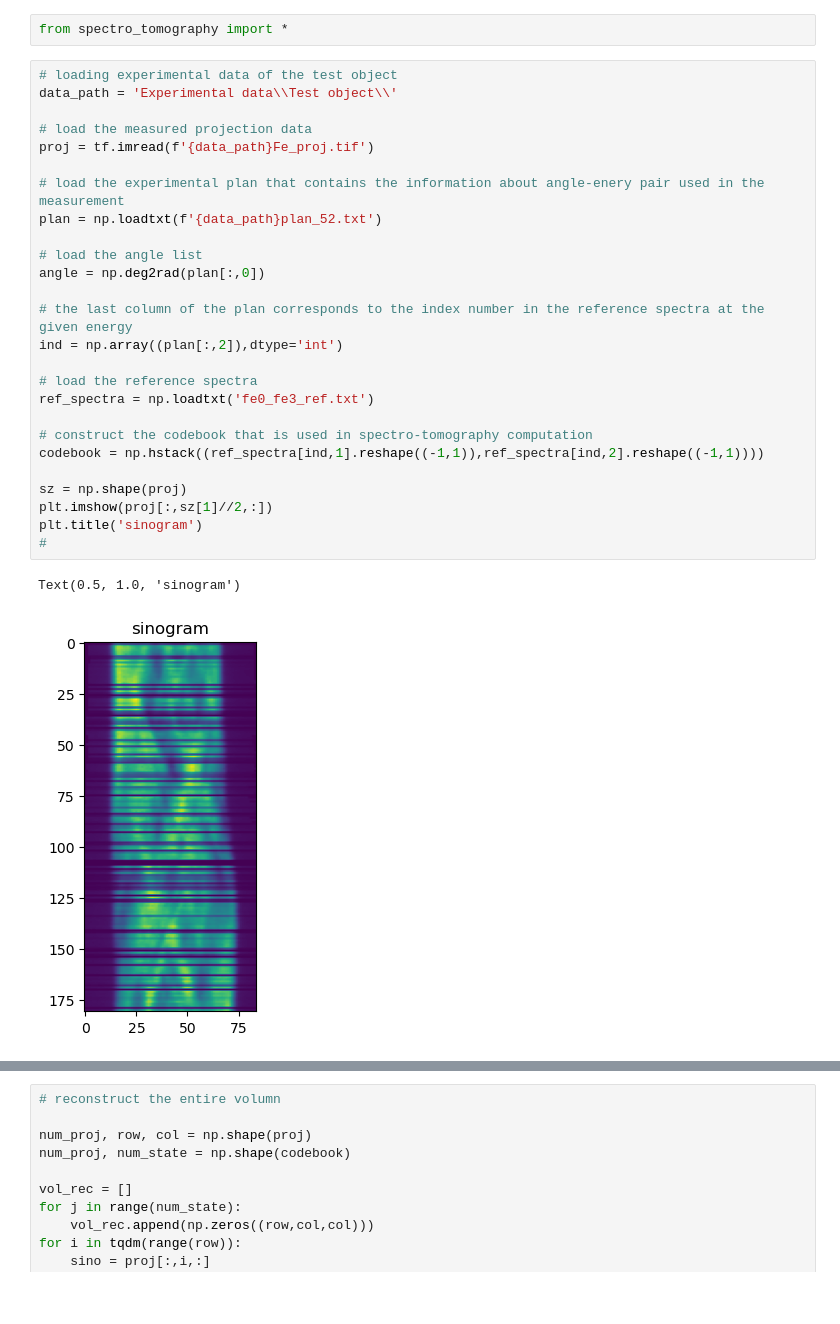
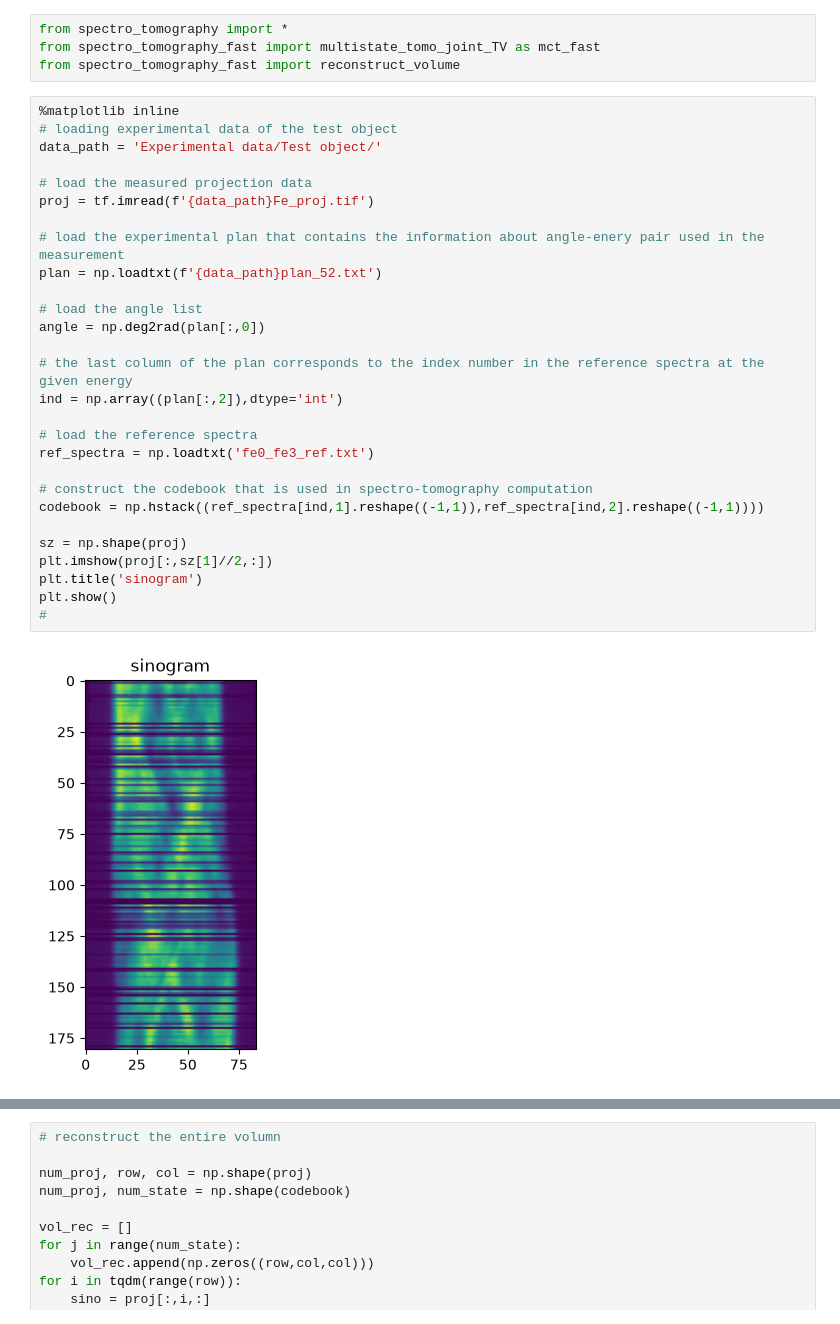
Before and after one commit to hanfeiyan/Spectro_tomography, a Jupyter notebook: Example_test_sample.ipynb, the cells around one changed output, grey strips where cells are left out. Drawn from its saved outputs; the diff is of its cells as text; blank space fills up the shorter version.

```diff
--- a/Example_test_sample.ipynb
+++ b/Example_test_sample.ipynb
@@ -1,34 +1,37 @@
 # %%
 from spectro_tomography import *
+from spectro_tomography_fast import multistate_tomo_joint_TV as mct_fast
+from spectro_tomography_fast import reconstruct_volume
 # %%
+%matplotlib inline
 # loading experimental data of the test object
-data_path = 'Experimental data\\Test object\\'
+data_path = 'Experimental data/Test object/'
 
 # load the measured projection data
 proj = tf.imread(f'{data_path}Fe_proj.tif')
 
 # load the experimental plan that contains the information about angle-enery pair used in the measurement
 plan = np.loadtxt(f'{data_path}plan_52.txt')
 
 # load the angle list
 angle = np.deg2rad(plan[:,0])
 
 # the last column of the plan corresponds to the index number in the reference spectra at the given energy
 ind = np.array((plan[:,2]),dtype='int')
 
 # load the reference spectra
 ref_spectra = np.loadtxt('fe0_fe3_ref.txt')
 
 # construct the codebook that is used in spectro-tomography computation
 codebook = np.hstack((ref_spectra[ind,1].reshape((-1,1)),ref_spectra[ind,2].reshape((-1,1))))
 
 sz = np.shape(proj)
 plt.imshow(proj[:,sz[1]//2,:])
 plt.title('sinogram')
+plt.show()
 #
 # %% [output]
-Text(0.5, 1.0, 'sinogram')
-[figure, old version]
+[figure, new version]
 # %%
 # reconstruct the central slice to determine optimal values for rotation axis offset, mu1 and mu2
 
```
Also changed, not shown: parts of 6 cells of this notebook, 2 other files.
